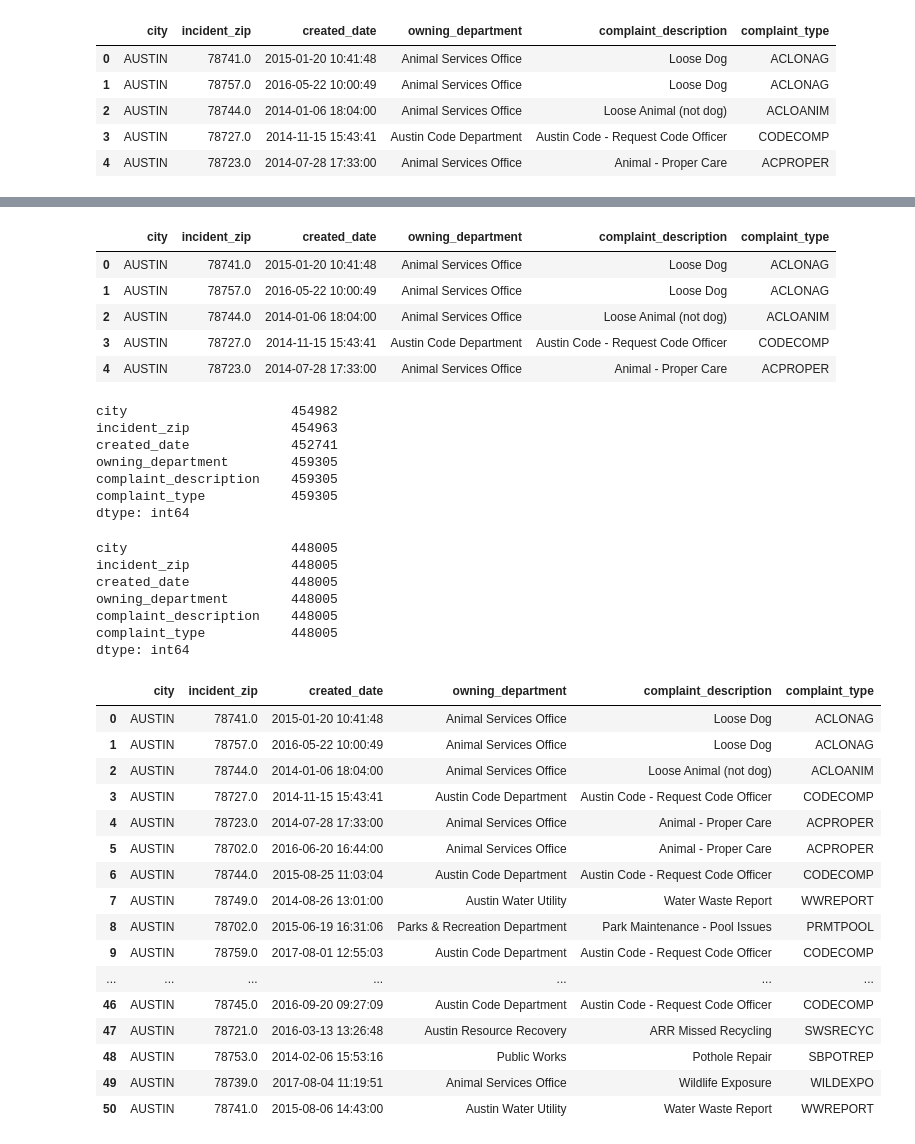
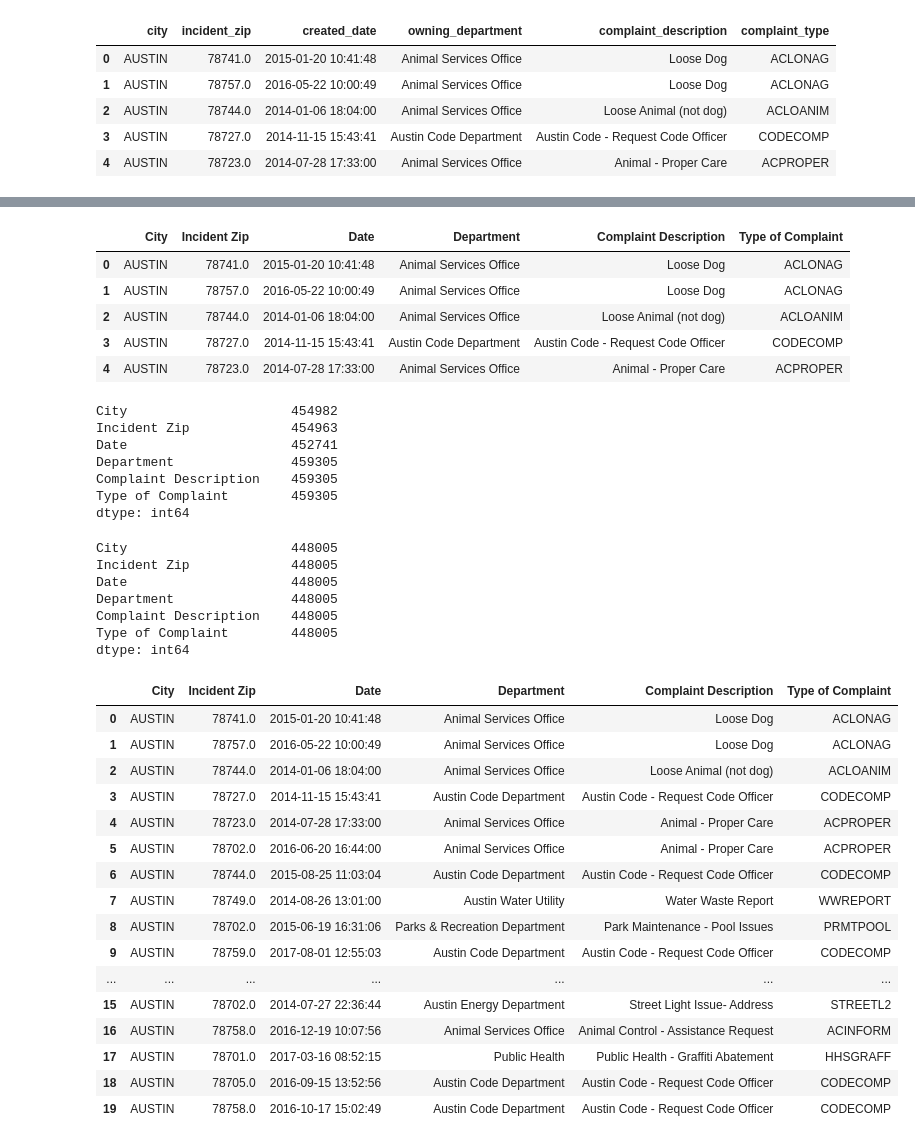
Before and after one commit to mraigosa/Austin_311_analysis, a Jupyter notebook: group5_project.ipynb, the cells around one changed output, grey strips where cells are left out. Cells and saved outputs as stored; diff of their text form; code cells hidden in the pictures.

Commit message:
Cleaned up 'Austin 311 df'.

```diff
--- a/group5_project.ipynb
+++ b/group5_project.ipynb
@@ -6,5 +5,5 @@ import csv
 # %%
-austin_df = pd.read_csv('austin_311_service_requests.csv')
+austin_df = pd.read_csv('austin_311_service_requests.csv',low_memory=False)
 austin_df.head()
 # %% [output]
 |  | city | close_date | complaint_description | complaint_type | council_district_code | county | ... |
@@ -30,0 +26,5 @@ len(austin_df.index)
+# %%
+austin_df = austin_df.rename(columns={"city":"City","incident_zip":"Incident Zip",
+                                      "created_date":"Date", "owning_department":"Department",
+                                      "complaint_description":"Complaint Description","complaint_type":"Type of Complaint"})
+austin_df.head(10)
@@ -32,7 +54,7 @@ len(austin_df.index)
 austin_df.replace('', np.nan, inplace=True)
 austin_df.head()
 # %% [output]
-|  | city | incident_zip | created_date | owning_department | complaint_description | complaint_type |
+|  | City | Incident Zip | Date | Department | Complaint Description | Type of Complaint |
 | 0 | AUSTIN | 78741.0 | 2015-01-20 10:41:48 | Animal Services Office | Loose Dog | ACLONAG |
 | 1 | AUSTIN | 78757.0 | 2016-05-22 10:00:49 | Animal Services Office | Loose Dog | ACLONAG |
 | 2 | AUSTIN | 78744.0 | 2014-01-06 18:04:00 | Animal Services Office | Loose Animal (not dog) | ACLOANIM |
@@ -41,28 +63,28 @@ austin_df.head()
 # %%
 austin_df.count()
 # %% [output]
-city                     454982
-incident_zip             454963
-created_date             452741
-owning_department        459305
-complaint_description    459305
-complaint_type           459305
+City                     454982
+Incident Zip             454963
+Date                     452741
+Department               459305
+Complaint Description    459305
+Type of Complaint        459305
 dtype: int64
 # %%
 cleanaustin_df = austin_df.dropna(how="any")
 cleanaustin_df.count()
 # %% [output]
-city                     448005
-incident_zip             448005
-created_date             448005
-owning_department        448005
-complaint_description    448005
-complaint_type           448005
+City                     448005
+Incident Zip             448005
+Date                     448005
+Department               448005
+Complaint Description    448005
+Type of Complaint        448005
 dtype: int64
 # %%
-cleanaustin_df.head(50)
+cleanaustin_df.head(20)
 # %% [output]
-|  | city | incident_zip | created_date | owning_department | complaint_description | complaint_type |
+|  | City | Incident Zip | Date | Department | Complaint Description | Type of Complaint |
 | 0 | AUSTIN | 78741.0 | 2015-01-20 10:41:48 | Animal Services Office | Loose Dog | ACLONAG |
 | 1 | AUSTIN | 78757.0 | 2016-05-22 10:00:49 | Animal Services Office | Loose Dog | ACLONAG |
 | 2 | AUSTIN | 78744.0 | 2014-01-06 18:04:00 | Animal Services Office | Loose Animal (not dog) | ACLOANIM |
@@ -74,9 +96,9 @@ cleanaustin_df.head(50)
 | 8 | AUSTIN | 78702.0 | 2015-06-19 16:31:06 | Parks & Recreation Department | Park Maintenance - Pool Issues | PRMTPOOL |
 | 9 | AUSTIN | 78759.0 | 2017-08-01 12:55:03 | Austin Code Department | Austin Code - Request Code Officer | CODECOMP |
 | ... | ... | ... | ... | ... | ... | ... |
-| 46 | AUSTIN | 78745.0 | 2016-09-20 09:27:09 | Austin Code Department | Austin Code - Request Code Officer | CODECOMP |
-| 47 | AUSTIN | 78721.0 | 2016-03-13 13:26:48 | Austin Resource Recovery | ARR Missed Recycling | SWSRECYC |
-| 48 | AUSTIN | 78753.0 | 2014-02-06 15:53:16 | Public Works | Pothole Repair | SBPOTREP |
-| 49 | AUSTIN | 78739.0 | 2017-08-04 11:19:51 | Animal Services Office | Wildlife Exposure | WILDEXPO |
-| 50 | AUSTIN | 78741.0 | 2015-08-06 14:43:00 | Austin Water Utility | Water Waste Report | WWREPORT |
+| 15 | AUSTIN | 78702.0 | 2014-07-27 22:36:44 | Austin Energy Department | Street Light Issue- Address | STREETL2 |
+| 16 | AUSTIN | 78758.0 | 2016-12-19 10:07:56 | Animal Services Office | Animal Control - Assistance Request | ACINFORM |
+| 17 | AUSTIN | 78701.0 | 2017-03-16 08:52:15 | Public Health | Public Health - Graffiti Abatement | HHSGRAFF |
+| 18 | AUSTIN | 78705.0 | 2016-09-15 13:52:56 | Austin Code Department | Austin Code - Request Code Officer | CODECOMP |
+| 19 | AUSTIN | 78758.0 | 2016-10-17 15:02:49 | Austin Code Department | Austin Code - Request Code Officer | CODECOMP |
 # %%
```
Also changed, not shown: parts of 8 cells of this notebook.
